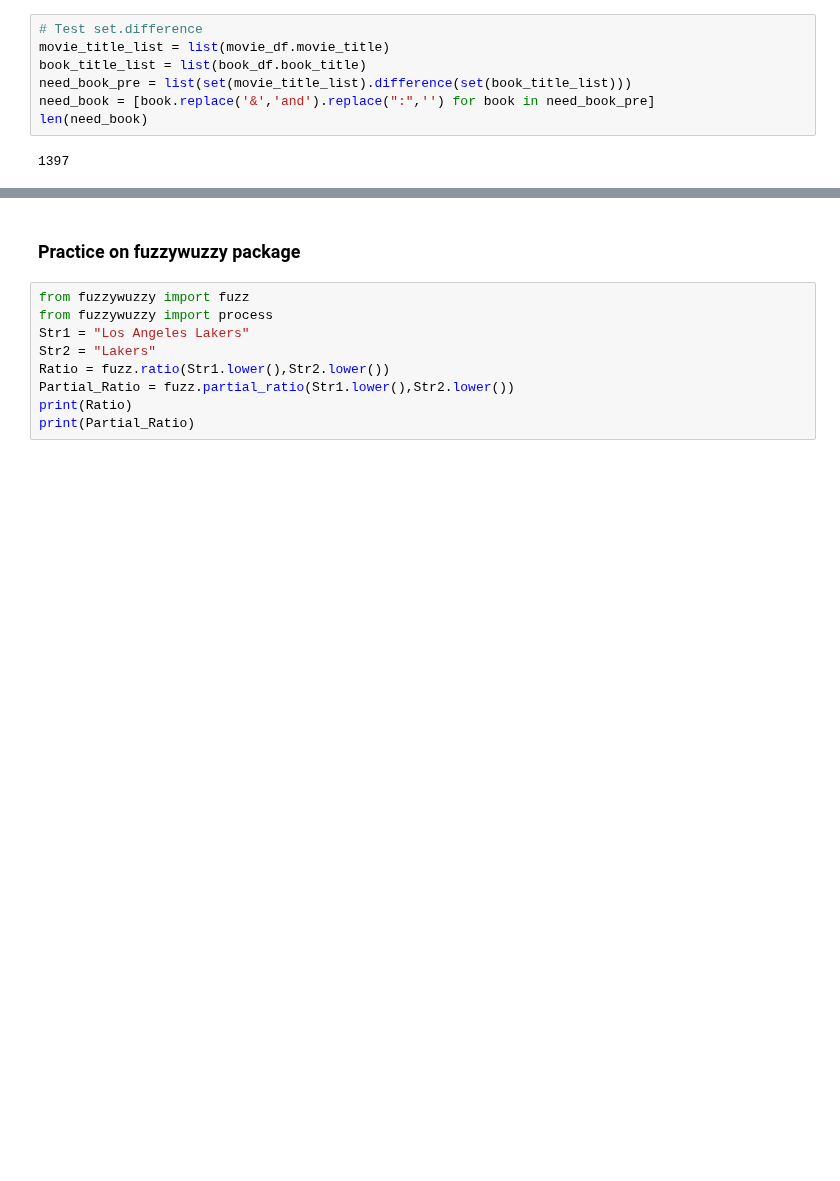
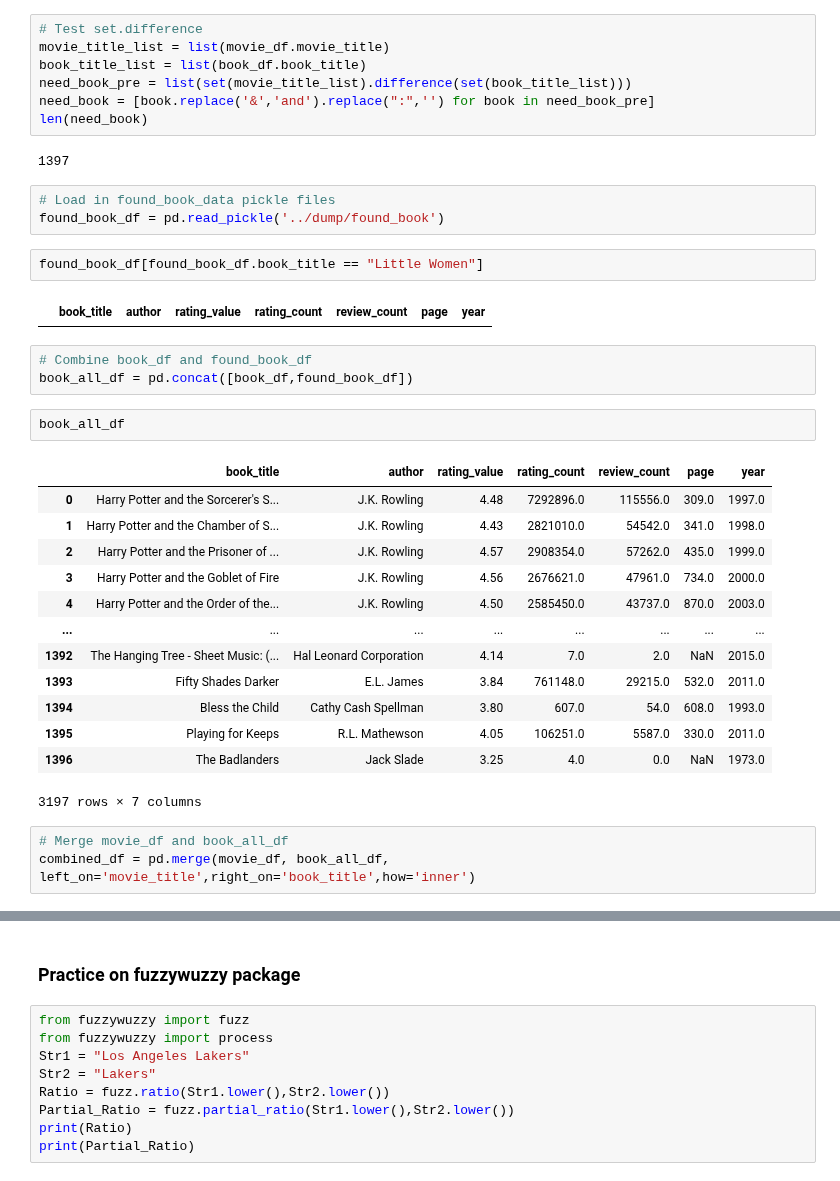
Before and after one commit to katiehuang1221/Predict-Revenue-Of-Movie-Adaptation, a Jupyter notebook: notebooks/merge_practice.ipynb, the cells around one changed output, grey strips where cells are left out. Saved outputs shown, nothing was run; the diff lists cells and outputs as text; blank space fills up the shorter version.

```diff
--- a/notebooks/merge_practice.ipynb
+++ b/notebooks/merge_practice.ipynb
@@ -39,3 +90,32 @@ need_book = [book.replace('&','and').replace(":",'') for book in need_book_pre]
 len(need_book)
 # %% [output]
 1397
+# %%
+# Load in found_book_data pickle files
+found_book_df = pd.read_pickle('../dump/found_book')
+# %%
+found_book_df[found_book_df.book_title == "Little Women"]
+# %% [output]
+|  | book_title | author | rating_value | rating_count | review_count | page | year |
+# %%
+# Combine book_df and found_book_df
+book_all_df = pd.concat([book_df,found_book_df])
+# %%
+book_all_df
+# %% [output]
+|  | book_title | author | rating_value | rating_count | review_count | page | year |
+| 0 | Harry Potter and the Sorcerer's S... | J.K. Rowling | 4.48 | 7292896.0 | 115556.0 | 309.0 | 1997.0 |
+| 1 | Harry Potter and the Chamber of S... | J.K. Rowling | 4.43 | 2821010.0 | 54542.0 | 341.0 | 1998.0 |
+| 2 | Harry Potter and the Prisoner of ... | J.K. Rowling | 4.57 | 2908354.0 | 57262.0 | 435.0 | 1999.0 |
+| 3 | Harry Potter and the Goblet of Fire | J.K. Rowling | 4.56 | 2676621.0 | 47961.0 | 734.0 | 2000.0 |
+| 4 | Harry Potter and the Order of the... | J.K. Rowling | 4.50 | 2585450.0 | 43737.0 | 870.0 | 2003.0 |
+| ... | ... | ... | ... | ... | ... | ... | ... |
+| 1392 | The Hanging Tree - Sheet Music: (... | Hal Leonard Corporation | 4.14 | 7.0 | 2.0 | NaN | 2015.0 |
+| 1393 | Fifty Shades Darker | E.L. James | 3.84 | 761148.0 | 29215.0 | 532.0 | 2011.0 |
+| 1394 | Bless the Child | Cathy Cash Spellman | 3.80 | 607.0 | 54.0 | 608.0 | 1993.0 |
+| 1395 | Playing for Keeps | R.L. Mathewson | 4.05 | 106251.0 | 5587.0 | 330.0 | 2011.0 |
+| 1396 | The Badlanders | Jack Slade | 3.25 | 4.0 | 0.0 | NaN | 1973.0 |
+3197 rows × 7 columns
+# %%
+# Merge movie_df and book_all_df
+combined_df = pd.merge(movie_df, book_all_df, left_on='movie_title',right_on='book_title',how='inner')
```
Also changed, not shown: parts of 15 cells of this notebook.
